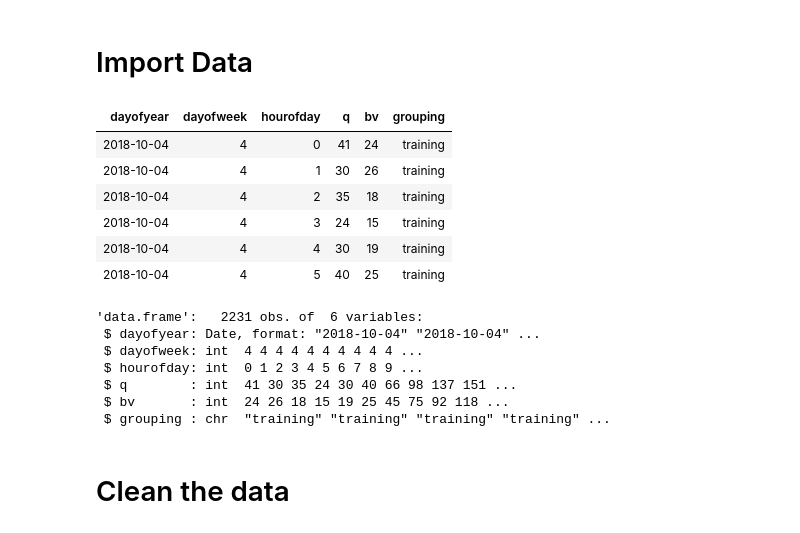
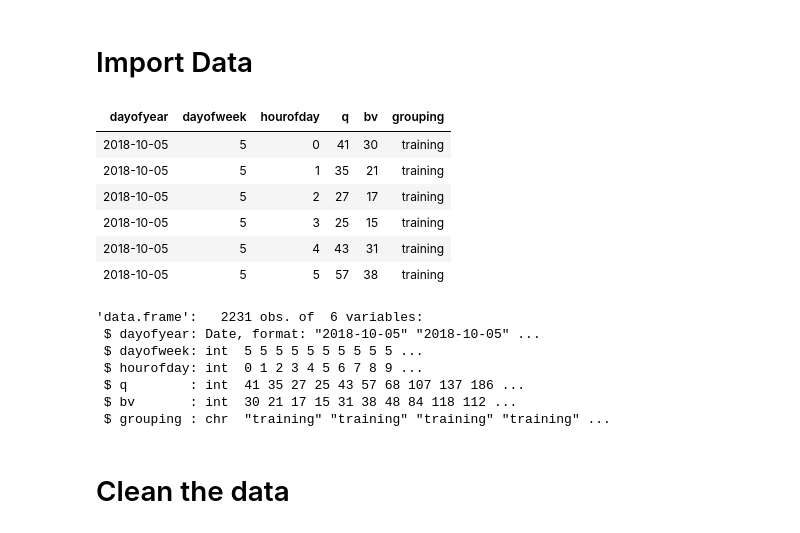
Before and after one commit to jasonchang2018/funnel-anomaly-detection, a Jupyter notebook: preprocessing/reuse-bv-q-bootstrap-bounds-cumulative-new-data.ipynb, the cells around one changed output. Drawn from its saved outputs; the diff is of its cells as text; code cells hidden in the pictures.

```diff
--- a/preprocessing/reuse-bv-q-bootstrap-bounds-cumulative-new-data.ipynb
+++ b/preprocessing/reuse-bv-q-bootstrap-bounds-cumulative-new-data.ipynb
@@ -29,46 +29,70 @@ options(scipen = 999)
 # df = read.csv('C:/Users/jchang/Desktop/Projects/Funnel Anomaly Detection/data/dataexportdlreformat_2019-1-26_0857.csv')
 
 ## 2010-01-01 -- Complete DL Outage
 # df = read.csv('C:/Users/jchang/Desktop/Projects/Funnel Anomaly Detection/data/dataexportdlreformat_2019-1-26_0900.csv')
 
 ## 2019-01-04 -- Chase DL Errors
-df = read.csv('C:/Users/jchang/Desktop/Projects/Funnel Anomaly Detection/data/dataexportdlreformat_2019-1-26_1130.csv')
+# df = read.csv('C:/Users/jchang/Desktop/Projects/Funnel Anomaly Detection/data/dataexportdlreformat_2019-1-26_1130.csv')
+
+## 2019-01-05 -- Chase DL Errors
+df = read.csv('C:/Users/jchang/Desktop/Projects/Funnel Anomaly Detection/data/dataexportdlreformat_2019-1-26_1527.csv')
 
 ## 2019-01-06 -- Chase DL Errors
 # df = read.csv('C:/Users/jchang/Desktop/Projects/Funnel Anomaly Detection/data/dataexportdlreformat_2019-1-26_1125.csv')
 
 ## 2019-01-07 -- Chase DL Errors
 # df = read.csv('C:/Users/jchang/Desktop/Projects/Funnel Anomaly Detection/data/dataexportdlreformat_2019-1-26_1103.csv')
 
 ## 2019-01-08 -- Chase DL Errors
 # df = read.csv('C:/Users/jchang/Desktop/Projects/Funnel Anomaly Detection/data/dataexportdlreformat_2019-1-26_1117.csv')
 
 ## 2019-01-11 -- Wells Fargo DL Errors
 # df = read.csv('C:/Users/jchang/Desktop/Projects/Funnel Anomaly Detection/data/dataexportdlreformat_2019-1-26_0902.csv')
 
+## 2019-01-17 -- Everything OK
+# df = read.csv('C:/Users/jchang/Desktop/Projects/Funnel Anomaly Detection/data/dataexportdlreformat_2019-1-26_1449.csv')
+
+## 2019-01-18 -- Everything OK
+# df = read.csv('C:/Users/jchang/Desktop/Projects/Funnel Anomaly Detection/data/dataexportdlreformat_2019-1-26_1445.csv')
+
+## 2019-01-19 -- Everything OK
+# df = read.csv('C:/Users/jchang/Desktop/Projects/Funnel Anomaly Detection/data/dataexportdlreformat_2019-1-26_1443.csv')
+
+## 2019-01-20 -- Everything OK
+# df = read.csv('C:/Users/jchang/Desktop/Projects/Funnel Anomaly Detection/data/dataexportdlreformat_2019-1-26_1438.csv')
+
+## 2019-01-21 -- Everything OK
+# df = read.csv('C:/Users/jchang/Desktop/Projects/Funnel Anomaly Detection/data/dataexportdlreformat_2019-1-26_1433.csv')
+
+## 2019-01-22 -- Everything OK
+# df = read.csv('C:/Users/jchang/Desktop/Projects/Funnel Anomaly Detection/data/dataexportdlreformat_2019-1-26_1429.csv')
+
+# 2019-01-23 -- Everything OK
+# df = read.csv('C:/Users/jchang/Desktop/Projects/Funnel Anomaly Detection/data/dataexportdlreformat_2019-1-26_1428.csv')
+
 
 
 
 
 df$dayofyear = as.Date(df$dayofyear)
 df$grouping = as.character(df$grouping)
 
 head(df)
 str(df)
 # %% [output]
 | dayofyear | dayofweek | hourofday | q | bv | grouping |
-| 2018-10-04 | 4 | 0 | 41 | 24 | training |
-| 2018-10-04 | 4 | 1 | 30 | 26 | training |
-| 2018-10-04 | 4 | 2 | 35 | 18 | training |
-| 2018-10-04 | 4 | 3 | 24 | 15 | training |
-| 2018-10-04 | 4 | 4 | 30 | 19 | training |
-| 2018-10-04 | 4 | 5 | 40 | 25 | training |
+| 2018-10-05 | 5 | 0 | 41 | 30 | training |
+| 2018-10-05 | 5 | 1 | 35 | 21 | training |
+| 2018-10-05 | 5 | 2 | 27 | 17 | training |
+| 2018-10-05 | 5 | 3 | 25 | 15 | training |
+| 2018-10-05 | 5 | 4 | 43 | 31 | training |
+| 2018-10-05 | 5 | 5 | 57 | 38 | training |
 'data.frame':   2231 obs. of  6 variables:
- $ dayofyear: Date, format: "2018-10-04" "2018-10-04" ...
- $ dayofweek: int  4 4 4 4 4 4 4 4 4 4 ...
+ $ dayofyear: Date, format: "2018-10-05" "2018-10-05" ...
+ $ dayofweek: int  5 5 5 5 5 5 5 5 5 5 ...
  $ hourofday: int  0 1 2 3 4 5 6 7 8 9 ...
- $ q        : int  41 30 35 24 30 40 66 98 137 151 ...
- $ bv       : int  24 26 18 15 19 25 45 75 92 118 ...
+ $ q        : int  41 35 27 25 43 57 68 107 137 186 ...
+ $ bv       : int  30 21 17 15 31 38 48 84 118 112 ...
  $ grouping : chr  "training" "training" "training" "training" ...
 # %% [markdown]
 # Clean the data
```
Also changed, not shown: parts of 7 cells of this notebook, 1 other file.
